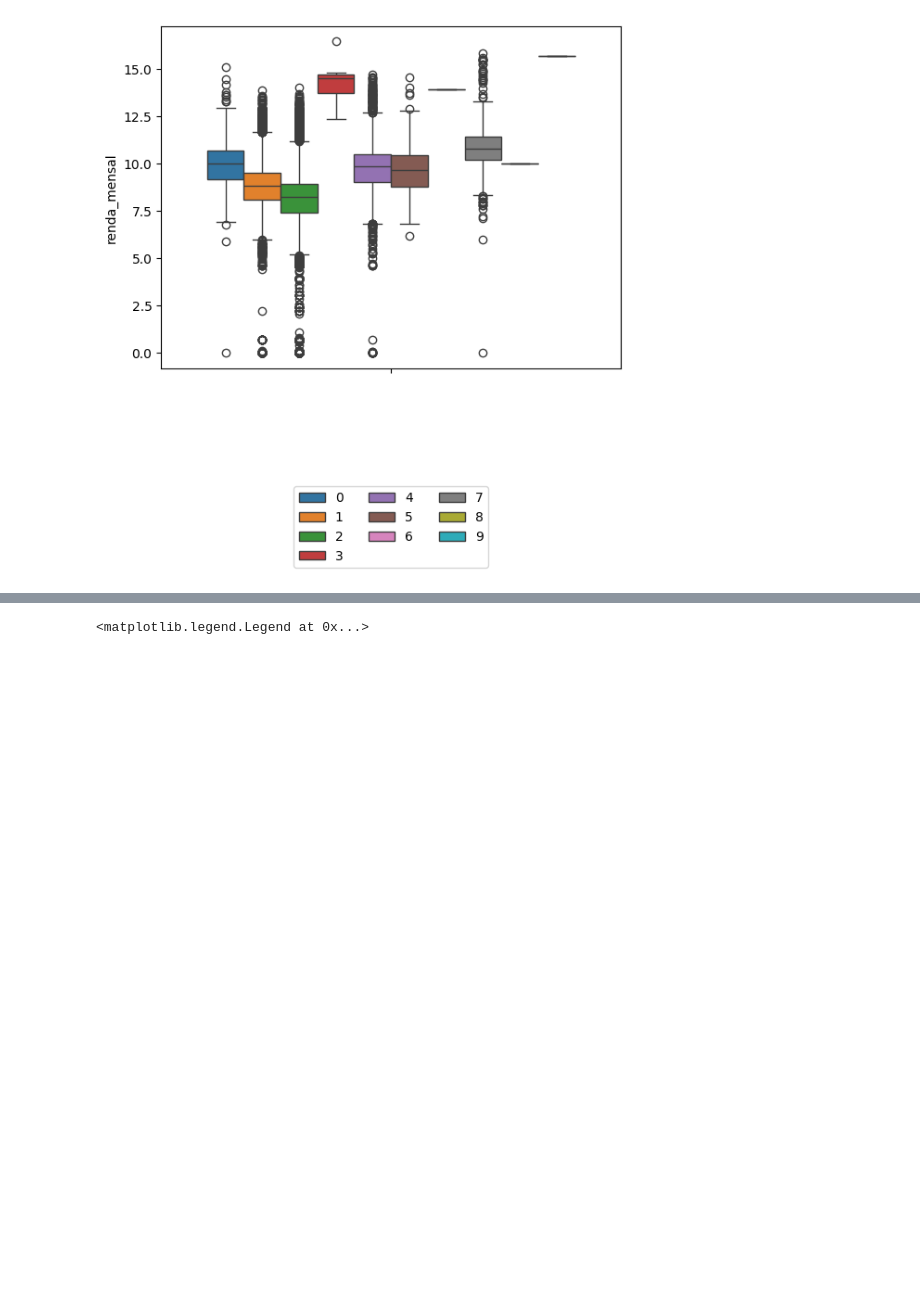
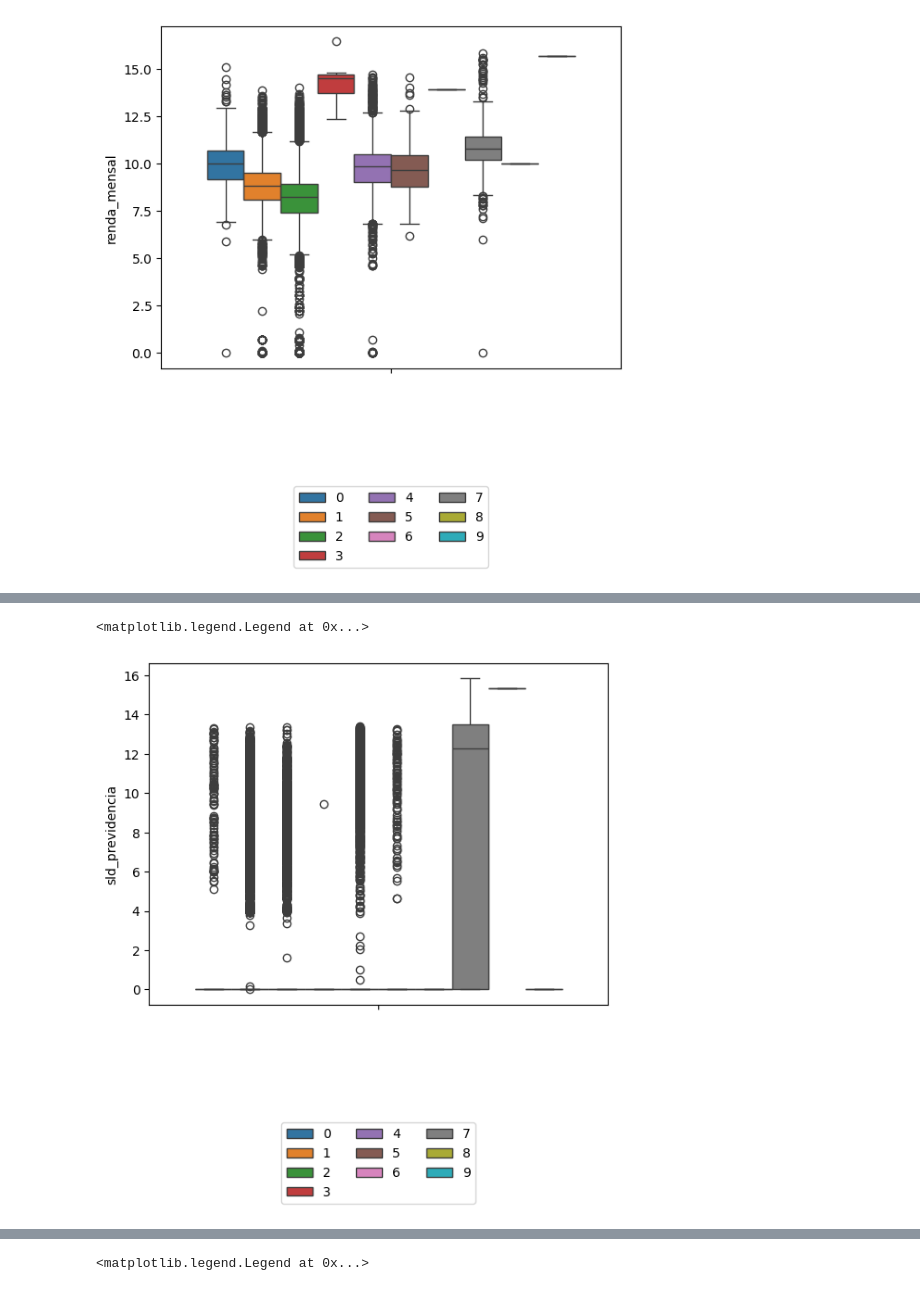
Before and after one commit to cowvin0/seg, a Jupyter notebook: segmentacao.ipynb, the cells around one changed output, grey strips where cells are left out. Saved outputs shown, nothing was run; the diff lists cells and outputs as text; code cells hidden in the pictures; blank space fills up the shorter version.

```diff
--- a/segmentacao.ipynb
+++ b/segmentacao.ipynb
@@ -265,2 +265,13 @@ plt.legend(loc='lower center', bbox_to_anchor=(0.5, -0.6), ncol=3)
+# %%
+sns.boxplot(
+    data=df\
+        .assign(sld_previdencia=lambda x: np.log1p(x.sld_previdencia)),
+    y='sld_previdencia',
+    hue='Grupos',
+)
+plt.legend(loc='lower center', bbox_to_anchor=(0.5, -0.6), ncol=3)
+# %% [output]
+<matplotlib.legend.Legend at 0x...>
+[figure, added]
 # %%
 sns.boxplot(
```
Also changed, not shown: parts of 2 cells of this notebook, 1 other file.
